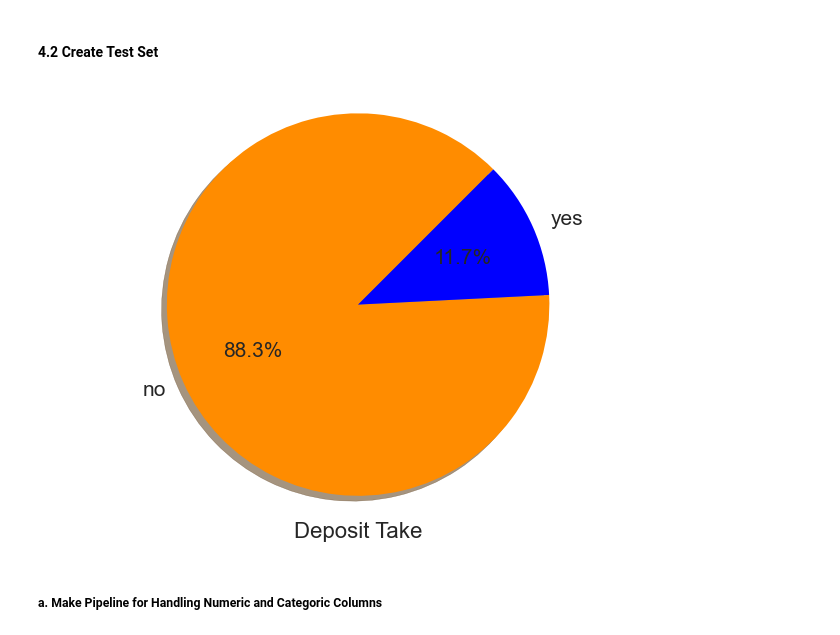
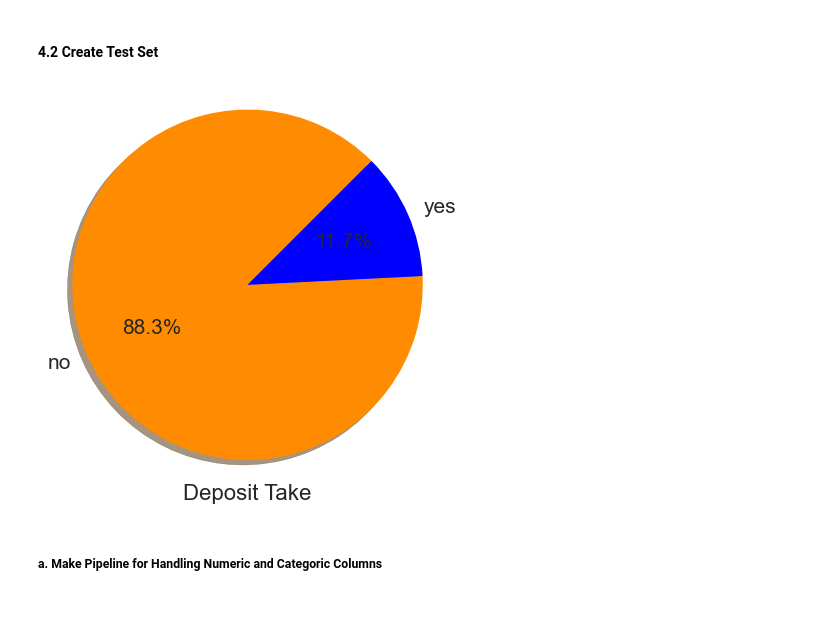
Before and after one commit to Mnugroh0/Bank-Market-Targets, a Jupyter notebook: Bank-Market-Targets.ipynb, the cells around one changed output. Cells and saved outputs as stored; diff of their text form; code cells hidden in the pictures; blank space fills up the shorter version.

```diff
--- a/Bank-Market-Targets.ipynb
+++ b/Bank-Market-Targets.ipynb
@@ -647,20 +647,21 @@ df_engineer["campaign_cat"] = df_engineer["campaign"].apply(bin_campaign)
 # %%
 deposit = df_engineer["y"].value_counts()
 
 colors = ["darkorange", "blue"]  # set colors for "no" and "yes" bars
 
+plt.figure(figsize=(5,5))
 plt.pie(deposit.values, labels=['no','yes'],
         shadow=True,
         colors=colors,
         autopct='%1.1f%%',
         startangle=45,
         textprops={"fontsize": 15})
 
 plt.xlabel("Deposit Take",fontsize=16)
 plt.axis("equal")
 plt.show()
 # %% [output]
-[figure, old version]
+[figure, new version]
 # %%
 # balance is important features, the distribution also not quite normal.
 # we split data using balance category
```
Also changed, not shown: parts of 9 cells of this notebook.
